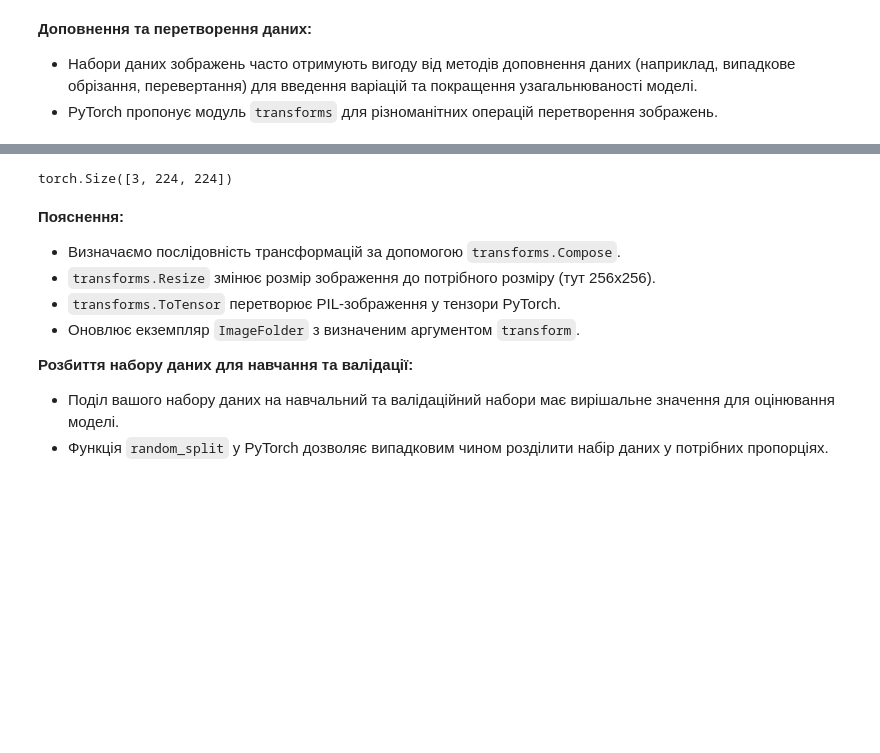
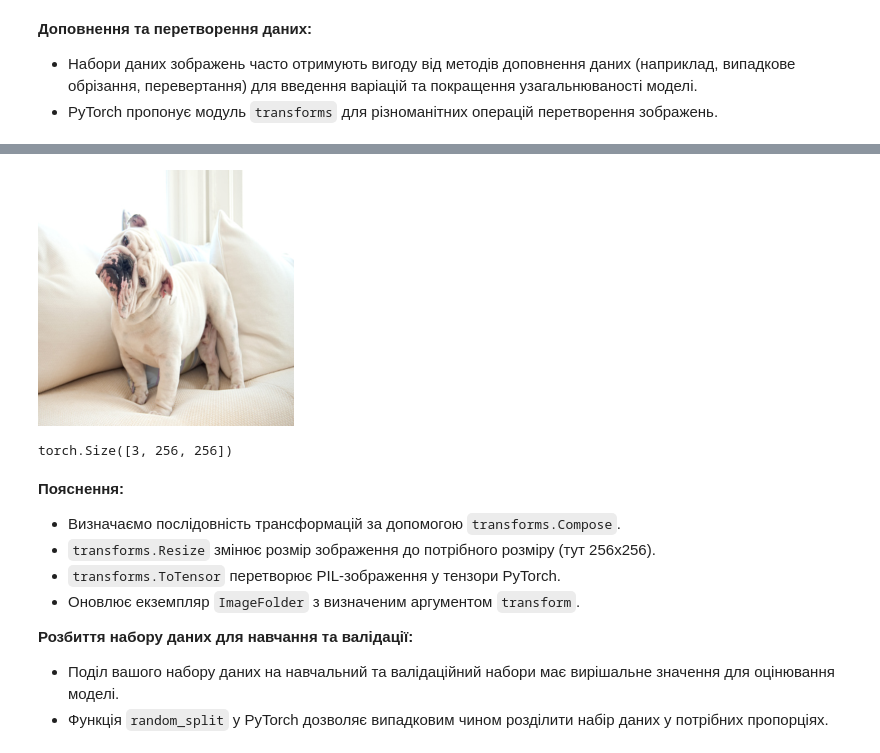
Before and after one commit to HalyshAnton/ITStep-AI, a Jupyter notebook: Neural_network.ipynb, the cells around one changed output, grey strips where cells are left out. Drawn from its saved outputs; the diff is of its cells as text; code cells hidden in the pictures; blank space fills up the shorter version.

```diff
--- a/Neural_network.ipynb
+++ b/Neural_network.ipynb
@@ -190,11 +186,9 @@ from torchvision import transforms
 
 # Визначити конвеєр перетворень
 transformer = transforms.Compose([
-       transforms.Resize([224, 224]), # зміна розміру зображення на 224х224 пікселя
-       transforms.RandomHorizontalFlip(p=0.5),  # відзеркалення ліво право з ймовірністю 50%
-       transforms.RandomRotation(10),   # випадковий поворот на 0-10 градусів
-       transforms.ToTensor()   # перевести в тензор
+    transforms.Resize([256, 256]),
+    transforms.RandomHorizontalFlip(p=0.5),
+    transforms.ToTensor(),
 ])
 
 # Створити екземпляр ImageFolder з трансформаціями
-dataset = datasets.ImageFolder(data_dir, transformer)
@@ -247,7 +199,12 @@ tensor([[[0., 0., 0.,  ..., 0., 0., 0.],
+# %%
+X_transformed = transformer(X)
+X_transformed
+# %% [output]
+[figure, added]
 # %%
-img.shape
+X_transformed.shape
 # %% [output]
-torch.Size([3, 224, 224])
+torch.Size([3, 256, 256])
 # %% [markdown]
 **Пояснення:**
 
```
Also changed, not shown: parts of 59 cells of this notebook.
